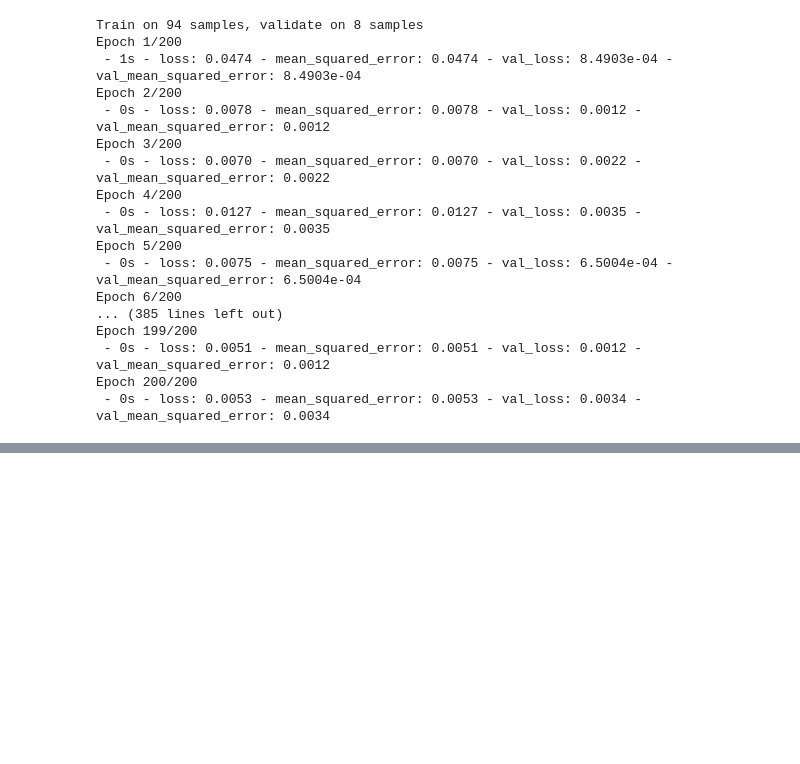
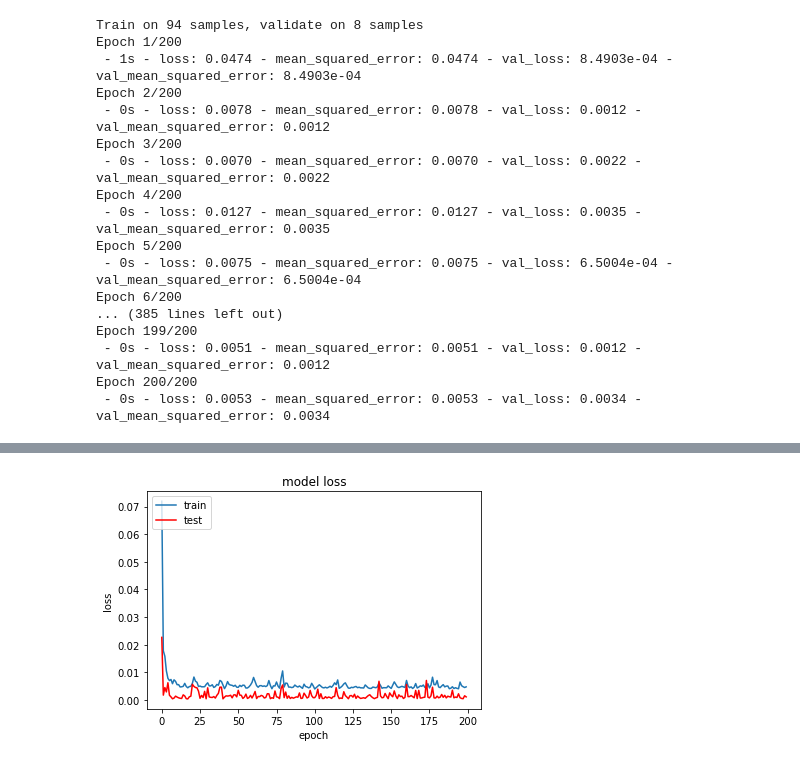
Before and after one commit to anirbankonar123/Hackathon18, a Jupyter notebook: CallCenterDeepLearning_v1.ipynb, the cells around one changed output, grey strips where cells are left out. Saved outputs shown, nothing was run; the diff lists cells and outputs as text; code cells hidden in the pictures; blank space fills up the shorter version.

Commit message:
added optimized model at the end, with predictions

```diff
--- a/CallCenterDeepLearning_v1.ipynb
+++ b/CallCenterDeepLearning_v1.ipynb
@@ -376,0 +384,8 @@ So we conclude 20 neurons, with statefule = False is the best configuration.
+# %%
+#final model
+model = Sequential()
+model.add(LSTM(20, input_shape=(look_back, 1),stateful=False))
+model.add(Dense(3))
+myOptimizer = optimizers.Adam(lr=0.1, beta_1=0.9, beta_2=0.999, epsilon=0.01, decay=0.0)
+model.compile(loss='mean_squared_error', optimizer=myOptimizer,metrics=['mse'] )
+history = model.fit(trainX, trainY, epochs=200,  validation_data=(testX,testY), batch_size=5, verbose=2)
@@ -376,0 +410,10 @@ So we conclude 20 neurons, with statefule = False is the best configuration.
+# %%
+plt.plot(history.history['loss'])
+plt.plot(history.history['val_loss'], color=  'red')
+plt.title('model loss')
+plt.ylabel('loss')
+plt.xlabel('epoch')
+plt.legend(['train', 'test'], loc='upper left')
+plt.show()
+# %% [output]
+[figure, added]
```
Also changed, not shown: parts of 9 cells of this notebook, 1 other file.
